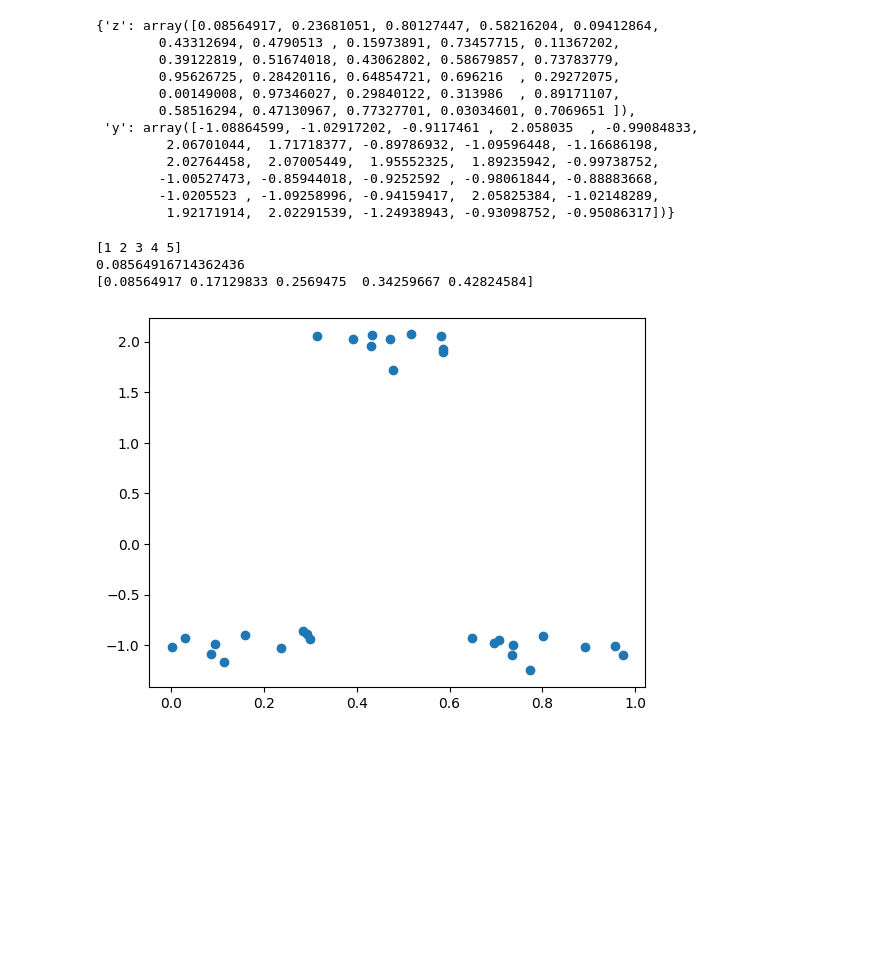
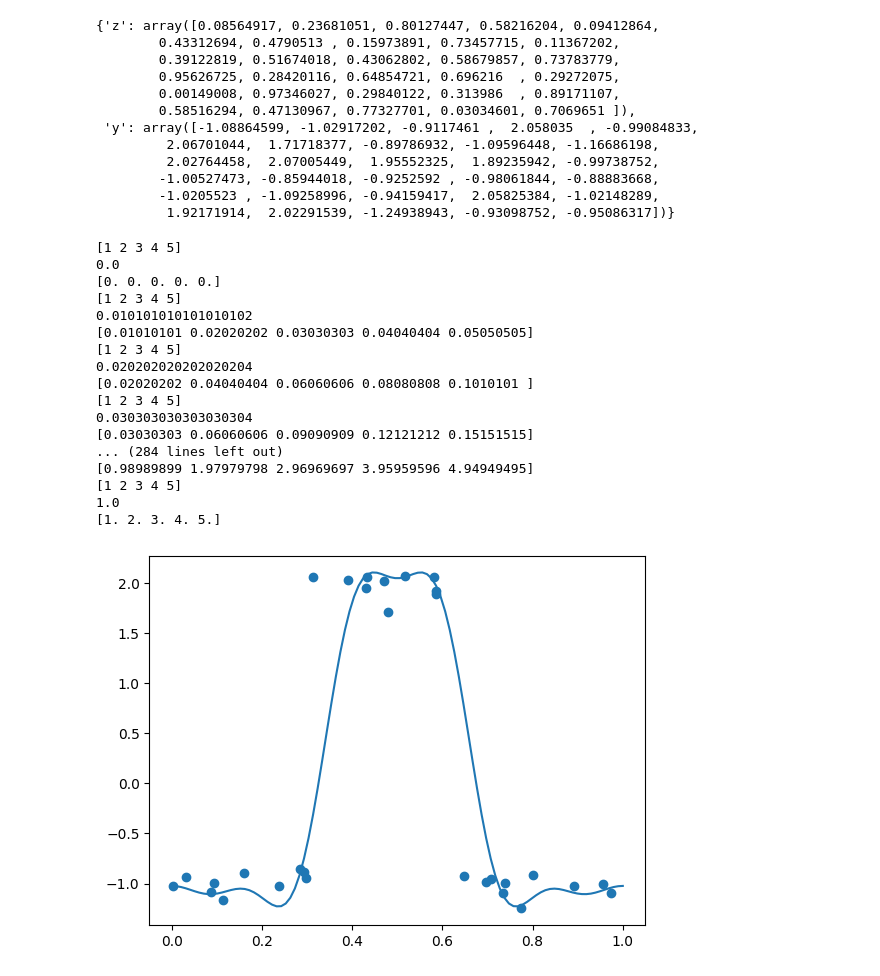
Before and after one commit to glianx/cs371, a Jupyter notebook: hw2/hw2.ipynb, the cells around one changed output. Saved outputs shown, nothing was run; the diff lists cells and outputs as text; code cells hidden in the pictures; blank space fills up the shorter version.

Commit message:
Added first plot for 2.2

```diff
--- a/hw2/hw2.ipynb
+++ b/hw2/hw2.ipynb
@@ -201,15 +201,31 @@ def h(z, b, c, s):
 # %%
 fig, ax = plt.subplots()
 ax.scatter(z,y)
 
 b,c,s = fit_h(z, y, 5)
 # h(z[0],b,c,s)
 
 Z = np.linspace(0, 1, 100)
+Y = np.array([h(z,b,c,s) for z in Z])
+ax.plot(Z,Y)
 
 fig.show()
 # %% [output]
 [1 2 3 4 5]
-0.08564916714362436
-[0.08564917 0.17129833 0.2569475  0.34259667 0.42824584]
+0.0
+[0. 0. 0. 0. 0.]
+[1 2 3 4 5]
+0.010101010101010102
+[0.01010101 0.02020202 0.03030303 0.04040404 0.05050505]
+[1 2 3 4 5]
+0.020202020202020204
+[0.02020202 0.04040404 0.06060606 0.08080808 0.1010101 ]
+[1 2 3 4 5]
+0.030303030303030304
+[0.03030303 0.06060606 0.09090909 0.12121212 0.15151515]
+... (284 lines left out)
+[0.98989899 1.97979798 2.96969697 3.95959596 4.94949495]
+[1 2 3 4 5]
+1.0
+[1. 2. 3. 4. 5.]
-[figure, old version]
+[figure, new version]
```
Also changed, not shown: 1 other file.
